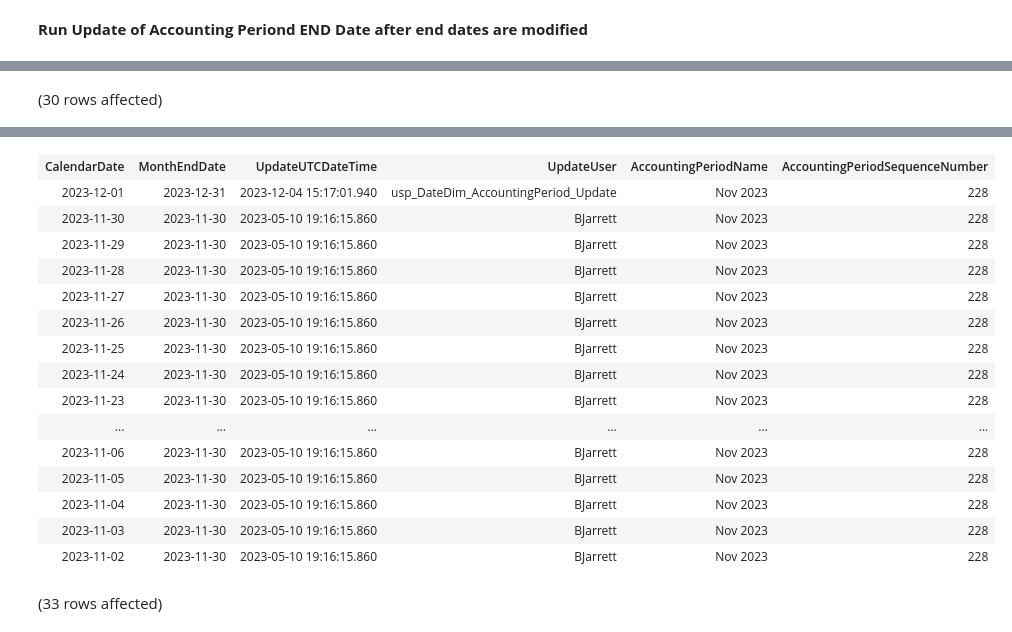
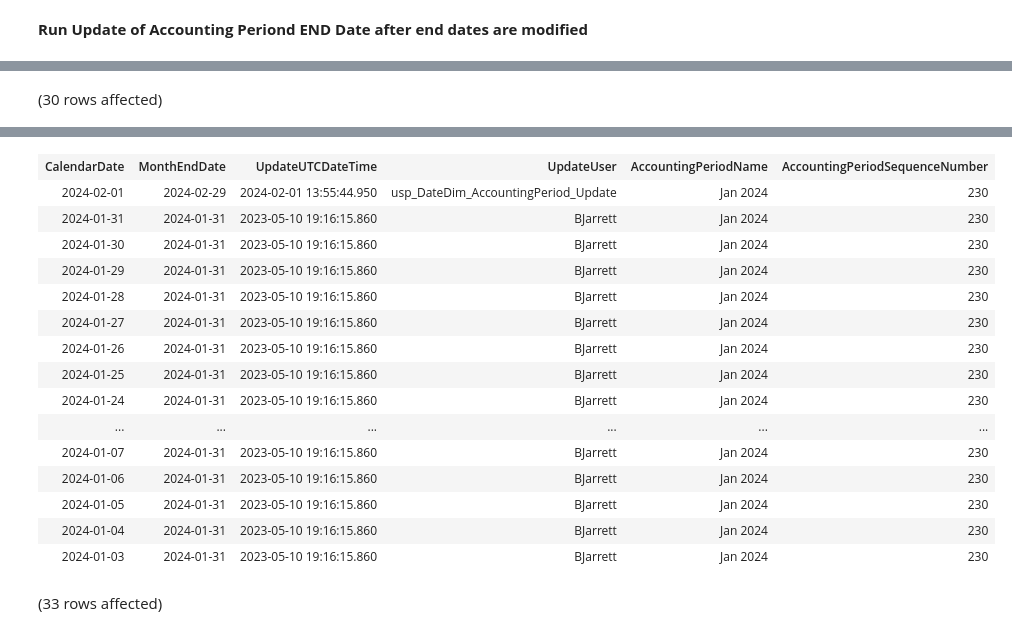
Before and after one commit to mdelisio/SQL-Scripts, a Jupyter notebook: Notebook- Update Accouinting Period End Date.ipynb, the cells around one changed output, grey strips where cells are left out. Drawn from its saved outputs; the diff is of its cells as text; code cells hidden in the pictures.

```diff
--- a/Notebook- Update Accouinting Period End Date.ipynb
+++ b/Notebook- Update Accouinting Period End Date.ipynb
@@ -28,5 +28,5 @@ Total execution time: 00:00:00.235
 # %%
-DECLARE @AccountingPeriodName VARCHAR(50) = 'Nov 2023'
+DECLARE @AccountingPeriodName VARCHAR(50) = 'Jan 2024'
 ;
 
 Select TOP (33)
@@ -45,19 +45,19 @@ Total execution time: 00:00:00.077
 | CalendarDate | MonthEndDate | UpdateUTCDateTime | UpdateUser | AccountingPeriodName | AccountingPeriodSequenceNumber |
-| 2023-12-01 | 2023-12-31 | 2023-12-04 15:17:01.940 | usp_DateDim_AccountingPeriod_Update | Nov 2023 | 228 |
-| 2023-11-30 | 2023-11-30 | 2023-05-10 19:16:15.860 | BJarrett | Nov 2023 | 228 |
-| 2023-11-29 | 2023-11-30 | 2023-05-10 19:16:15.860 | BJarrett | Nov 2023 | 228 |
-| 2023-11-28 | 2023-11-30 | 2023-05-10 19:16:15.860 | BJarrett | Nov 2023 | 228 |
-| 2023-11-27 | 2023-11-30 | 2023-05-10 19:16:15.860 | BJarrett | Nov 2023 | 228 |
-| 2023-11-26 | 2023-11-30 | 2023-05-10 19:16:15.860 | BJarrett | Nov 2023 | 228 |
-| 2023-11-25 | 2023-11-30 | 2023-05-10 19:16:15.860 | BJarrett | Nov 2023 | 228 |
-| 2023-11-24 | 2023-11-30 | 2023-05-10 19:16:15.860 | BJarrett | Nov 2023 | 228 |
-| 2023-11-23 | 2023-11-30 | 2023-05-10 19:16:15.860 | BJarrett | Nov 2023 | 228 |
+| 2024-02-01 | 2024-02-29 | 2024-02-01 13:55:44.950 | usp_DateDim_AccountingPeriod_Update | Jan 2024 | 230 |
+| 2024-01-31 | 2024-01-31 | 2023-05-10 19:16:15.860 | BJarrett | Jan 2024 | 230 |
+| 2024-01-30 | 2024-01-31 | 2023-05-10 19:16:15.860 | BJarrett | Jan 2024 | 230 |
+| 2024-01-29 | 2024-01-31 | 2023-05-10 19:16:15.860 | BJarrett | Jan 2024 | 230 |
+| 2024-01-28 | 2024-01-31 | 2023-05-10 19:16:15.860 | BJarrett | Jan 2024 | 230 |
+| 2024-01-27 | 2024-01-31 | 2023-05-10 19:16:15.860 | BJarrett | Jan 2024 | 230 |
+| 2024-01-26 | 2024-01-31 | 2023-05-10 19:16:15.860 | BJarrett | Jan 2024 | 230 |
+| 2024-01-25 | 2024-01-31 | 2023-05-10 19:16:15.860 | BJarrett | Jan 2024 | 230 |
+| 2024-01-24 | 2024-01-31 | 2023-05-10 19:16:15.860 | BJarrett | Jan 2024 | 230 |
 | ... | ... | ... | ... | ... | ... |
-| 2023-11-06 | 2023-11-30 | 2023-05-10 19:16:15.860 | BJarrett | Nov 2023 | 228 |
-| 2023-11-05 | 2023-11-30 | 2023-05-10 19:16:15.860 | BJarrett | Nov 2023 | 228 |
-| 2023-11-04 | 2023-11-30 | 2023-05-10 19:16:15.860 | BJarrett | Nov 2023 | 228 |
-| 2023-11-03 | 2023-11-30 | 2023-05-10 19:16:15.860 | BJarrett | Nov 2023 | 228 |
-| 2023-11-02 | 2023-11-30 | 2023-05-10 19:16:15.860 | BJarrett | Nov 2023 | 228 |
+| 2024-01-07 | 2024-01-31 | 2023-05-10 19:16:15.860 | BJarrett | Jan 2024 | 230 |
+| 2024-01-06 | 2024-01-31 | 2023-05-10 19:16:15.860 | BJarrett | Jan 2024 | 230 |
+| 2024-01-05 | 2024-01-31 | 2023-05-10 19:16:15.860 | BJarrett | Jan 2024 | 230 |
+| 2024-01-04 | 2024-01-31 | 2023-05-10 19:16:15.860 | BJarrett | Jan 2024 | 230 |
+| 2024-01-03 | 2024-01-31 | 2023-05-10 19:16:15.860 | BJarrett | Jan 2024 | 230 |
 # %%
 DECLARE @ChangeDate DateTime = '2023-09-01'
 ;
```
Also changed, not shown: parts of 4 cells of this notebook, 3 other files.
